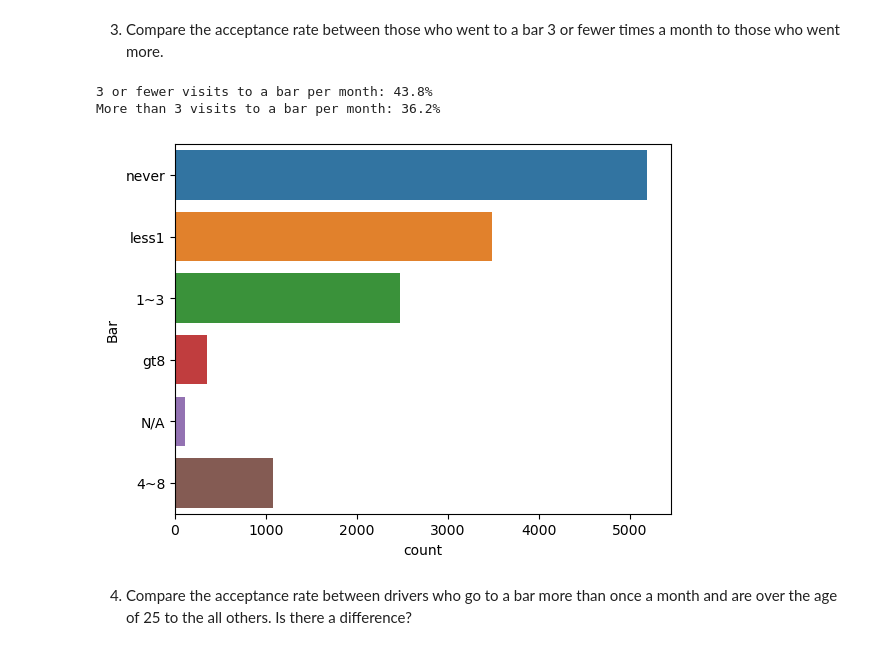
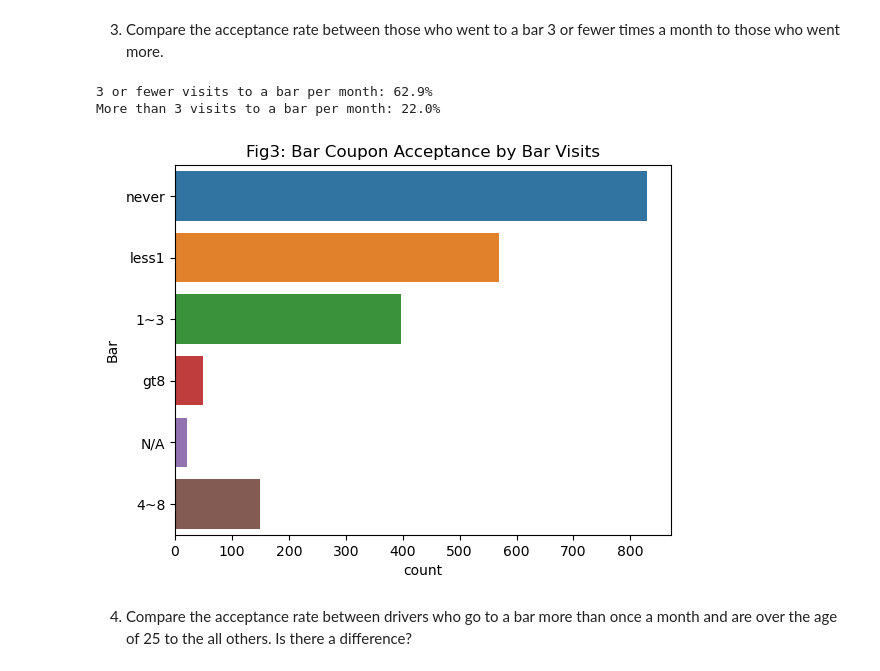
Before and after one commit to johnprg/coupon-data, a Jupyter notebook: coupondata.ipynb, the cells around one changed output. Saved outputs shown, nothing was run; the diff lists cells and outputs as text; code cells hidden in the pictures.

```diff
--- a/coupondata.ipynb
+++ b/coupondata.ipynb
@@ -151,3 +151,13 @@ RestaurantLessThan20:
 ['4~8' '1~3' 'less1' 'gt8' 'N/A' 'never']
 Restaurant20To50:
 ['1~3' 'less1' 'never' 'gt8' '4~8' 'N/A']
+# %%
+#rename the misspelled passanger column
+dropna_df.rename(columns={'passanger':'passenger'}, inplace=True)
+# %%
+#check whether the direction colums are redundant
+print(dropna_df['direction_opp'].value_counts())
+print(dropna_df['direction_same'].value_counts())
+
+#These are identical, so we can drop one of them. I will drop the 'direction_opp' column.
+dropna_df.drop(columns=['direction_opp'], inplace=True)
@@ -201,21 +222,24 @@ Bar Coupons: 59.0%
 3. Compare the acceptance rate between those who went to a bar 3 or fewer times a month to those who went more.
 # %%
 #look at the value counts for 'Bar'
-sns.countplot(data=dropna_df, y='Bar')
+sns.countplot(data=bar_df, y='Bar')
+plt.title('Fig3: Bar Coupon Acceptance by Bar Visits')
+plt.savefig('images/fig3.png')
+
 #use explicit values to omit the N/A entries
 fewer = ['never', 'less1', '1~3']
 more = ['4~8']
 
-fewer_df=dropna_df.loc[dropna_df['Bar'].isin(fewer)]
-more_df=dropna_df.loc[dropna_df['Bar'].isin(more)]
+df = bar_df
+
+fewer_df=df.loc[df['Bar'].isin(fewer)]
+more_df=df.loc[df['Bar'].isin(more)]
 
 accept_few = accept_count(fewer_df, "3 or fewer visits to a bar per month")
 accept_more = accept_count(more_df, 'More than 3 visits to a bar per month')
-
-# 43.8% versus 36.2%.  Those who visit bars more often were less likely to accept the coupon.
 # %% [output]
-3 or fewer visits to a bar per month: 43.8%
-More than 3 visits to a bar per month: 36.2%
+3 or fewer visits to a bar per month: 62.9%
+More than 3 visits to a bar per month: 22.0%
-[figure, old version]
+[figure, new version]
 # %% [markdown]
 4. Compare the acceptance rate between drivers who go to a bar more than once a month and are over the age of 25 to the all others.  Is there a difference?
```
Also changed, not shown: parts of 9 cells of this notebook, 5 other files.
